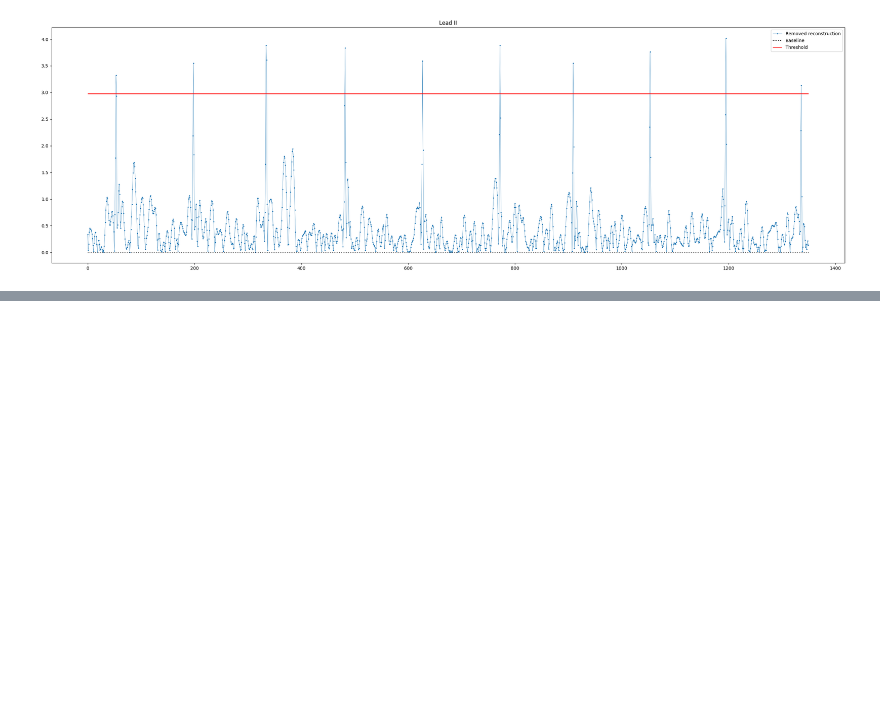
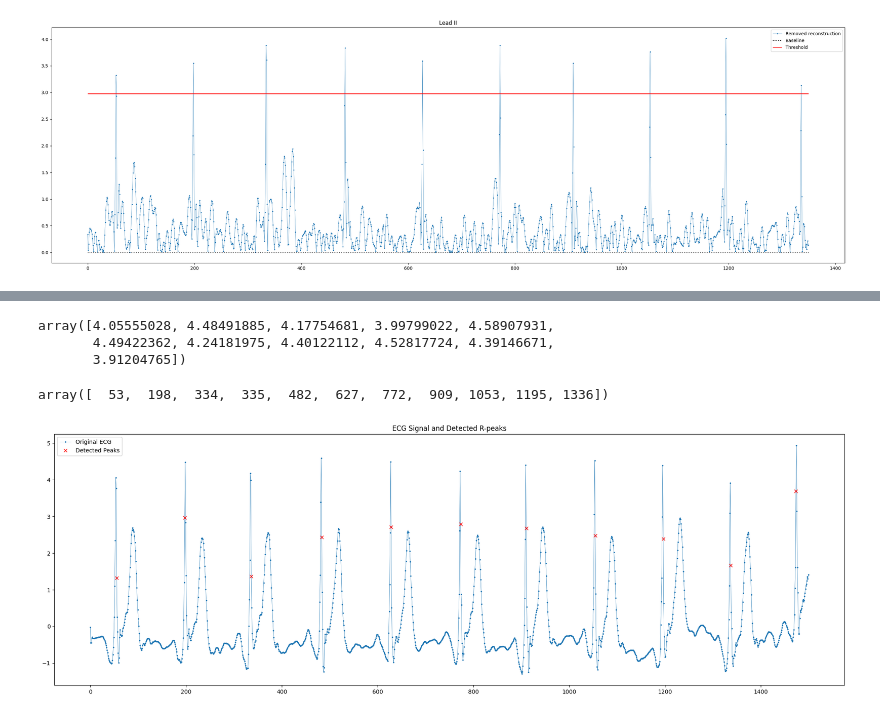
Before and after one commit to JoeJoe1313/rPSMF, a Jupyter notebook: ExperimentBeijing/r_peaks/res_400s_wavelet_II.ipynb, the cells around one changed output, grey strips where cells are left out. Cells and saved outputs as stored; diff of their text form; code cells hidden in the pictures; blank space fills up the shorter version.

```diff
--- a/ExperimentBeijing/r_peaks/res_400s_wavelet_II.ipynb
+++ b/ExperimentBeijing/r_peaks/res_400s_wavelet_II.ipynb
@@ -175,3 +203,13 @@ plt.show()
+# %%
+non_zero_peaks
+# %% [output]
+array([4.05555028, 4.48491885, 4.17754681, 3.99799022, 4.58907931,
+       4.49422362, 4.24181975, 4.40122112, 4.52817724, 4.39146671,
+       3.91204765])
+# %%
+np.where(non_zero_indices)[0]
+# %% [output]
+array([  53,  198,  334,  335,  482,  627,  772,  909, 1053, 1195, 1336])
 # %%
 # import numpy as np
 # import scipy.signal as signal
@@ -210,3 +248,40 @@ plt.show()
 # # plt.legend()
 # # plt.grid(True)
 # plt.show()
+# %%
+import numpy as np
+import matplotlib.pyplot as plt
+from scipy.signal import find_peaks
+
+def pan_tompkins(signal, fs):
+    """ Implement the Pan-Tompkins algorithm to detect R-peaks. """
+    # Differentiate and square the signal
+    diff_signal = np.diff(signal)
+    squared_signal = diff_signal**2
+
+    # Moving window integration
+    window_length = int(0.12 * fs)  # Window length is 120ms
+    window = np.ones(window_length) / window_length
+    integrated_signal = np.convolve(squared_signal, window, mode='same')
+
+    # Find peaks which are higher than the threshold
+    peaks, _ = find_peaks(integrated_signal, height=np.max(integrated_signal)*0.3, distance=fs*0.3)
+    return peaks
+
+# Load and preprocess data
+fs = 20  # Sampling rate in Hz
+ecg_signal = Y
+# preprocessed_signal = preprocess_signal(ecg_signal, fs)
+
+# Detect R-peaks
+detected_peaks = pan_tompkins(Y, fs)
+
+# Plot results
+plt.figure(figsize=(25, 8))
+plt.plot(ecg_signal, '.-', label='Original ECG', linewidth=0.5, markersize=3)
+plt.plot(detected_peaks, ecg_signal[detected_peaks], 'x', color="red", label='Detected Peaks')
+plt.title('ECG Signal and Detected R-peaks')
+plt.legend()
+plt.show()
+# %% [output]
+[figure, added]
```
Also changed, not shown: parts of 7 cells of this notebook, 45 other files.
